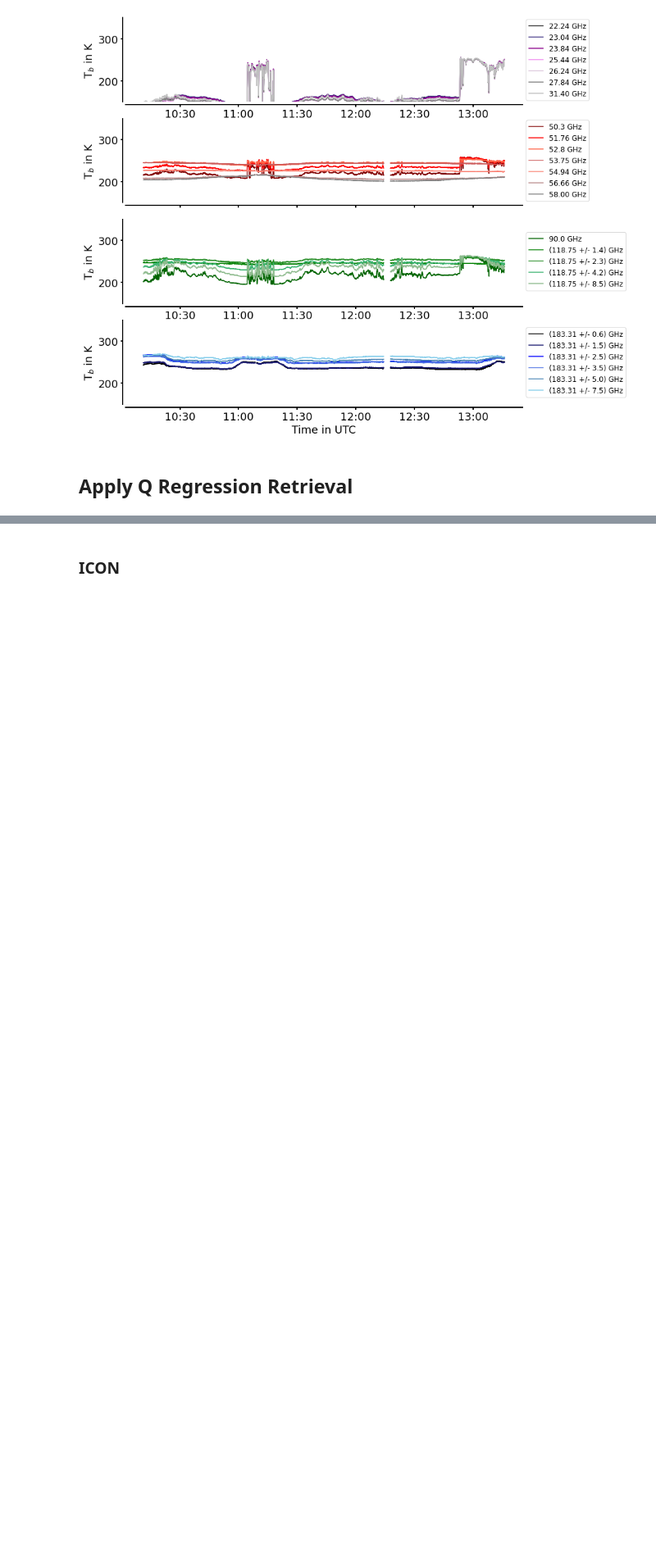
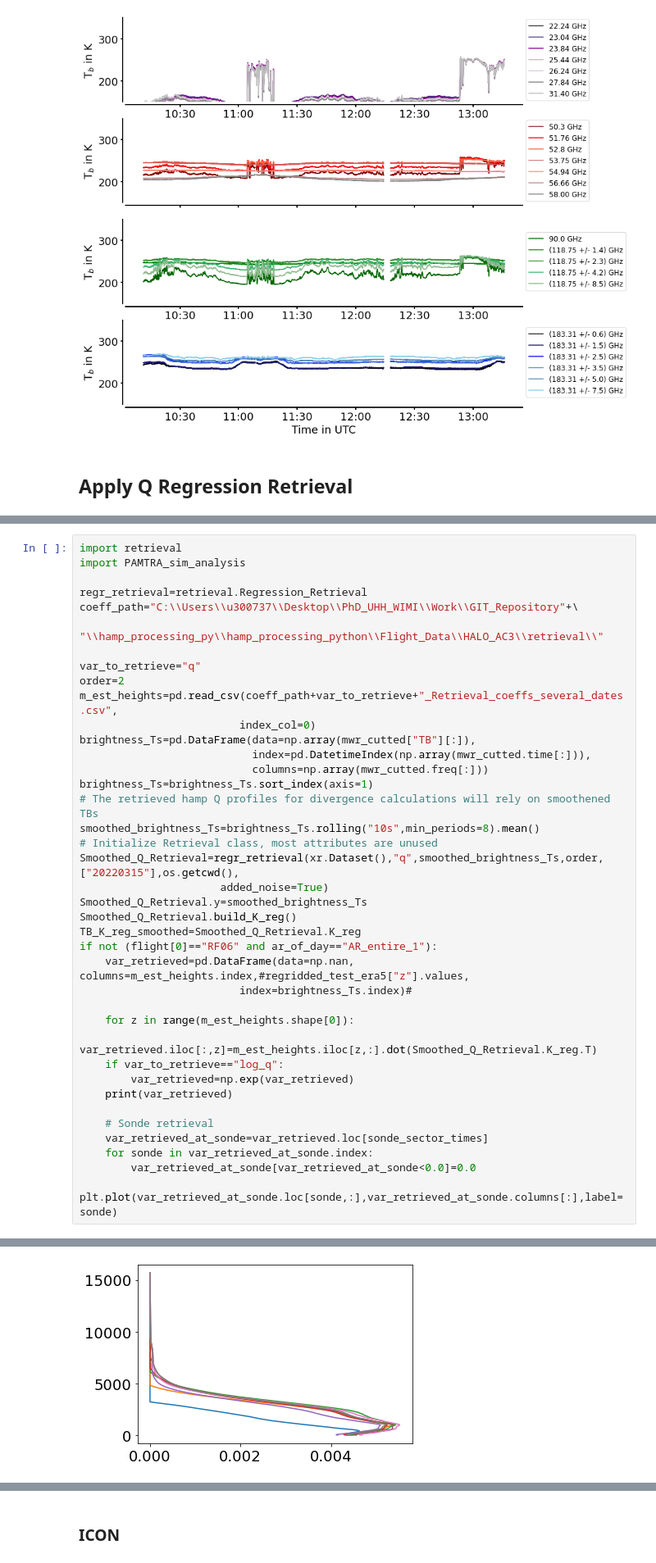
Before and after one commit to hdorff94/HALO_AC3_AR_Budget_Closure, a Jupyter notebook: notebooks/sonde_moisture_transport_divergence.ipynb, the cells around one changed output, grey strips where cells are left out. Shown at 82% size. Drawn from its saved outputs; the diff is of its cells as text; blank space fills up the shorter version.

```diff
--- a/notebooks/sonde_moisture_transport_divergence.ipynb
+++ b/notebooks/sonde_moisture_transport_divergence.ipynb
@@ -424,0 +421,40 @@ var_retrieved=pd.DataFrame(data=np.nan, columns=m_est_heights.index,#regridded_t
+# %%
+import retrieval
+import PAMTRA_sim_analysis
+
+regr_retrieval=retrieval.Regression_Retrieval
+coeff_path="C:\\Users\\u300737\\Desktop\\PhD_UHH_WIMI\\Work\\GIT_Repository"+\
+            "\\hamp_processing_py\\hamp_processing_python\\Flight_Data\\HALO_AC3\\retrieval\\"
+
+var_to_retrieve="q"
+order=2
+m_est_heights=pd.read_csv(coeff_path+var_to_retrieve+"_Retrieval_coeffs_several_dates.csv",
+                         index_col=0)
+brightness_Ts=pd.DataFrame(data=np.array(mwr_cutted["TB"][:]),
+                           index=pd.DatetimeIndex(np.array(mwr_cutted.time[:])),
+                           columns=np.array(mwr_cutted.freq[:]))
+brightness_Ts=brightness_Ts.sort_index(axis=1)
+# The retrieved hamp Q profiles for divergence calculations will rely on smoothened TBs
+smoothed_brightness_Ts=brightness_Ts.rolling("10s",min_periods=8).mean()
+# Initialize Retrieval class, most attributes are unused
+Smoothed_Q_Retrieval=regr_retrieval(xr.Dataset(),"q",smoothed_brightness_Ts,order,["20220315"],os.getcwd(),
+                      added_noise=True)
+Smoothed_Q_Retrieval.y=smoothed_brightness_Ts
+Smoothed_Q_Retrieval.build_K_reg()
+TB_K_reg_smoothed=Smoothed_Q_Retrieval.K_reg
+if not (flight[0]=="RF06" and ar_of_day=="AR_entire_1"):
+    var_retrieved=pd.DataFrame(data=np.nan, columns=m_est_heights.index,#regridded_test_era5["z"].values,
+                         index=brightness_Ts.index)#
+
+    for z in range(m_est_heights.shape[0]):
+        var_retrieved.iloc[:,z]=m_est_heights.iloc[z,:].dot(Smoothed_Q_Retrieval.K_reg.T)
+    if var_to_retrieve=="log_q":
+        var_retrieved=np.exp(var_retrieved)
+    print(var_retrieved)
+
+    # Sonde retrieval
+    var_retrieved_at_sonde=var_retrieved.loc[sonde_sector_times]
+    for sonde in var_retrieved_at_sonde.index:
+        var_retrieved_at_sonde[var_retrieved_at_sonde<0.0]=0.0
+        plt.plot(var_retrieved_at_sonde.loc[sonde,:],var_retrieved_at_sonde.columns[:],label=sonde)
+# %% [output]
@@ -424,0 +478 @@ var_retrieved=pd.DataFrame(data=np.nan, columns=m_est_heights.index,#regridded_t
+[figure, added]
```
Also changed, not shown: parts of 19 cells of this notebook, 1 other file.
